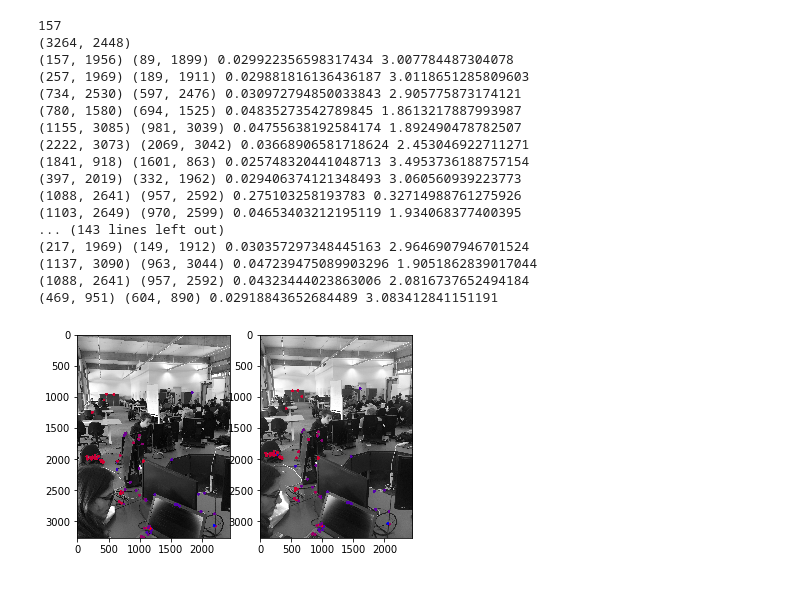
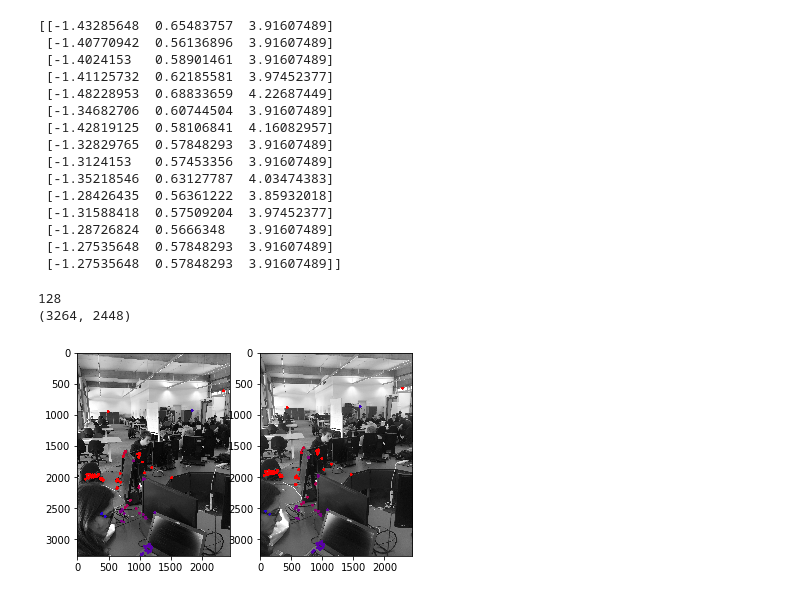
Before and after one commit to CSTOscar/AbsoluteObject3DMap, a Jupyter notebook: slam/CVSlam.ipynb, the cells around one changed output. Cells and saved outputs as stored; diff of their text form; code cells hidden in the pictures.

```diff
--- a/slam/CVSlam.ipynb
+++ b/slam/CVSlam.ipynb
@@ -106,7 +149,7 @@ for i, (m, n) in enumerate(matches):
     if m.distance < lowe * n.distance:
         p1 = kp1[m.trainIdx].pt
         p0 = kp0[m.queryIdx].pt
-        if (abs(p0[0] - p1[0]) >= abs(p0[1] - p1[1])):
+        if (abs(p0[0] - p1[0]) >= abs(p0[1] - p1[1])) and p0[0] - p1[0] >= 10:
             good.append(m)
             pts1.append(p1)
             pts0.append(p0)
@@ -148,6 +191,7 @@ for i, (m, n) in enumerate(matches):
 
 pts0 = np.int32(pts0)
 pts1 = np.int32(pts1)
+
 k, two = pts0.shape
 
 # screen points with homogeneous coordinates
@@ -155,10 +199,11 @@ pts0hom = np.array([pts0[:,0], pts0[:,1], np.ones((k))])
 pts1hom = np.array([pts1[:,0], pts1[:,1], np.ones((k))])
 
 # disparity and depth
-disp = np.linalg.norm((L1 @ pts1hom) - (L0 @ pts0hom), axis=0)
-depth = B / disp # consider translation direction in B maybe?
+#disp = np.linalg.norm((L1 @ pts1hom) - (L0 @ pts0hom), axis=0)
+disp = ((L0 @ pts0hom) - (L1 @ pts1hom))[0,:]
+depth = trans01[0] / disp # consider translation direction in B maybe?
 
 # world points
 p = L0 @ pts0hom * depth
 # obviously not working, as my camera calibration and translation is bad, need to test if it works with proper measurements
-#print(p.transpose()[1000:1015])
+print(p.transpose()[:15])
@@ -165,6 +226,4 @@ p = L0 @ pts0hom * depth
 # %%
-#print (pts0[:15,], pts1[:15,], disp[:15], depth[:15])
-nn,two = pts0.shape
 print(nn)
 print(px0.shape)
 
@@ -172,9 +231,10 @@ px0p = cv.cvtColor(px0, cv.COLOR_GRAY2BGR)
 px1p = cv.cvtColor(px1, cv.COLOR_GRAY2BGR)
 for i in range(nn):
     #colour = (random.randint(60, 256), random.randint(0, 200), random.randint(20, 200))
-    j = random.randint(0, nn-1)
+    j = i#random.randint(0, nn-1)
     colour = (depth[j] * 50, 0, 256 - depth[j] * 50)
-    print(tuple(pts0[j,:].astype(int).tolist()), tuple(pts1[j,:].astype(int).tolist()), disp[j], depth[j])
+    #colour = hsv2rgb(depth[j] * 0.22, 1, 1)
+    #print(tuple(pts0[j,:].astype(int).tolist()), tuple(pts1[j,:].astype(int).tolist()), disp[j], depth[j])
     px0p = cv.circle(px0p, tuple(pts0[j,:].astype(int).tolist()), 24, colour, -1)
     px1p = cv.circle(px1p, tuple(pts1[j,:].astype(int).tolist()), 24, colour, -1)
 
@@ -232,38 +277,63 @@ pts1 = pts1[mask.ravel()==1]
+# %%
+# Finding world points of keypoints
+
+# Constructing depth map from two images with known translation of camera.
+
+pts0 = np.int32(pts0)
+pts1 = np.int32(pts1)
+
+k, two = pts0.shape
+
+# screen points with homogeneous coordinates
+pts0hom = np.array([pts0[:,0], pts0[:,1], np.ones((k))])
+pts1hom = np.array([pts1[:,0], pts1[:,1], np.ones((k))])
+
+# disparity and depth
+#disp = np.linalg.norm((L1 @ pts1hom) - (L0 @ pts0hom), axis=0)
+disp = ((L0 @ pts0hom) - (L1 @ pts1hom))[0,:]
+depth = trans01[0] / disp # consider translation direction in B maybe?
+
+# world points
+p = L0 @ pts0hom * depth
+# obviously not working, as my camera calibration and translation is bad, need to test if it works with proper measurements
+print(p.transpose()[:15])
+# %% [output]
+[[-1.43285648  0.65483757  3.91607489]
+ [-1.40770942  0.56136896  3.91607489]
+ [-1.4024153   0.58901461  3.91607489]
+ [-1.41125732  0.62185581  3.97452377]
+ [-1.48228953  0.68833659  4.22687449]
+ [-1.34682706  0.60744504  3.91607489]
+ [-1.42819125  0.58106841  4.16082957]
+ [-1.32829765  0.57848293  3.91607489]
+ [-1.3124153   0.57453356  3.91607489]
+ [-1.35218546  0.63127787  4.03474383]
+ [-1.28426435  0.56361222  3.85932018]
+ [-1.31588418  0.57509204  3.97452377]
+ [-1.28726824  0.5666348   3.91607489]
+ [-1.27535648  0.57848293  3.91607489]
+ [-1.27535648  0.57848293  3.91607489]]
 # %%
 nn,two = pts0.shape
 print(nn)
 print(px0.shape)
 
 px0p = cv.cvtColor(px0, cv.COLOR_GRAY2BGR)
 px1p = cv.cvtColor(px1, cv.COLOR_GRAY2BGR)
 for i in range(nn):
     #colour = (random.randint(60, 256), random.randint(0, 200), random.randint(20, 200))
-    j = random.randint(0, nn-1)
+    j = i#random.randint(0, nn-1)
     colour = (depth[j] * 75 - 25, 0, 280 - depth[j] * 75)
-    print(tuple(pts0[j,:].astype(int).tolist()), tuple(pts1[j,:].astype(int).tolist()), disp[j], depth[j])
+    #colour = hsv2rgb(depth[j] * 0.22, 1, 1)
+    #print(tuple(pts0[j,:].astype(int).tolist()), tuple(pts1[j,:].astype(int).tolist()), disp[j], depth[j])
     px0p = cv.circle(px0p, tuple(pts0[j,:].astype(int).tolist()), 24, colour, -1)
     px1p = cv.circle(px1p, tuple(pts1[j,:].astype(int).tolist()), 24, colour, -1)
 
 plt.subplot(121),plt.imshow(px0p)
 plt.subplot(122),plt.imshow(px1p)
 plt.show()
 # %% [output]
-157
+128
 (3264, 2448)
-(157, 1956) (89, 1899) 0.029922356598317434 3.007784487304078
-(257, 1969) (189, 1911) 0.029881816136436187 3.0118651285809603
-(734, 2530) (597, 2476) 0.030972794850033843 2.905775873174121
-(780, 1580) (694, 1525) 0.04835273542789845 1.8613217887993987
-(1155, 3085) (981, 3039) 0.04755638192584174 1.892490478782507
-(2222, 3073) (2069, 3042) 0.03668906581718624 2.453046922711271
-(1841, 918) (1601, 863) 0.025748320441048713 3.4953736188757154
-(397, 2019) (332, 1962) 0.029406374121348493 3.060560939223773
-(1088, 2641) (957, 2592) 0.275103258193783 0.32714988761275926
-(1103, 2649) (970, 2599) 0.04653403212195119 1.934068377400395
-... (143 lines left out)
-(217, 1969) (149, 1912) 0.030357297348445163 2.9646907946701524
-(1137, 3090) (963, 3044) 0.047239475089903296 1.9051862839017044
-(1088, 2641) (957, 2592) 0.04323444023863006 2.0816737652494184
-(469, 951) (604, 890) 0.02918843652684489 3.083412841151191
-[figure, old version]
+[figure, new version]
 # %%
```
Also changed, not shown: parts of 21 cells of this notebook.
